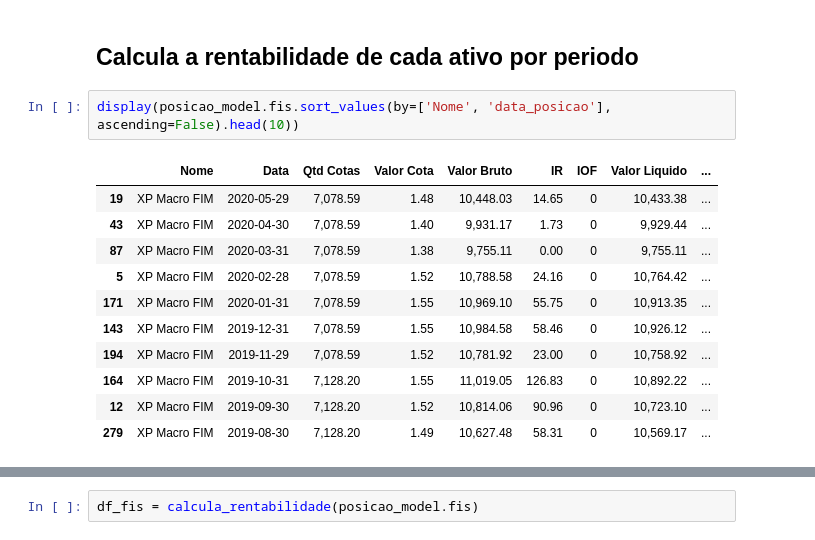
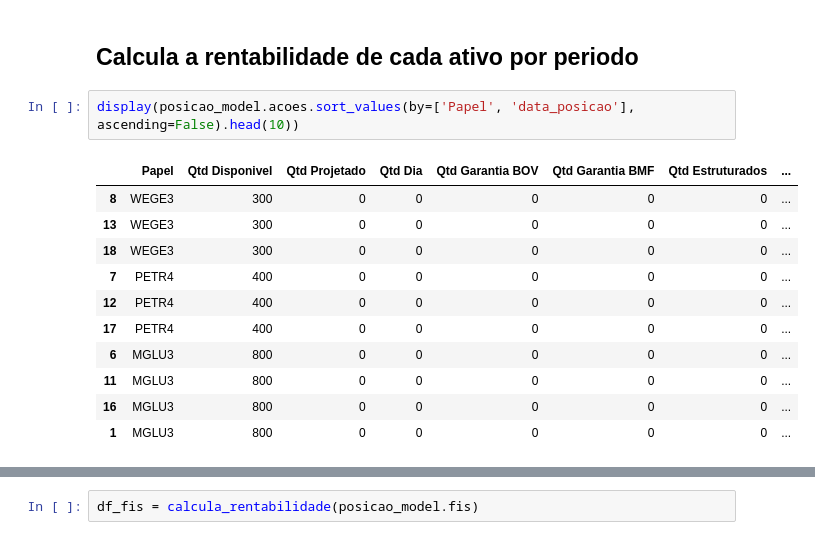
Before and after one commit to gabrielmlg/finance-app, a Jupyter notebook: app/classes/test_notebook.ipynb, the cells around one changed output, grey strips where cells are left out. Cells and saved outputs as stored; diff of their text form.

```diff
--- a/app/classes/test_notebook.ipynb
+++ b/app/classes/test_notebook.ipynb
@@ -120,19 +120,19 @@ DIVIDENDO FUNDO IMOBILIARIO:
 # %% [markdown]
 ## Calcula a rentabilidade de cada ativo por periodo
 # %%
-display(posicao_model.fis.sort_values(by=['Nome', 'data_posicao'], ascending=False).head(10))
+display(posicao_model.acoes.sort_values(by=['Papel', 'data_posicao'], ascending=False).head(10))
 # %% [output]
-|  | Nome | Data | Qtd Cotas | Valor Cota | Valor Bruto | IR | IOF | Valor Liquido | ... |
-| 19 | XP Macro FIM | 2020-05-29 | 7,078.59 | 1.48 | 10,448.03 | 14.65 | 0 | 10,433.38 | ... |
-| 43 | XP Macro FIM | 2020-04-30 | 7,078.59 | 1.40 | 9,931.17 | 1.73 | 0 | 9,929.44 | ... |
-| 87 | XP Macro FIM | 2020-03-31 | 7,078.59 | 1.38 | 9,755.11 | 0.00 | 0 | 9,755.11 | ... |
-| 5 | XP Macro FIM | 2020-02-28 | 7,078.59 | 1.52 | 10,788.58 | 24.16 | 0 | 10,764.42 | ... |
-| 171 | XP Macro FIM | 2020-01-31 | 7,078.59 | 1.55 | 10,969.10 | 55.75 | 0 | 10,913.35 | ... |
-| 143 | XP Macro FIM | 2019-12-31 | 7,078.59 | 1.55 | 10,984.58 | 58.46 | 0 | 10,926.12 | ... |
-| 194 | XP Macro FIM | 2019-11-29 | 7,078.59 | 1.52 | 10,781.92 | 23.00 | 0 | 10,758.92 | ... |
-| 164 | XP Macro FIM | 2019-10-31 | 7,128.20 | 1.55 | 11,019.05 | 126.83 | 0 | 10,892.22 | ... |
-| 12 | XP Macro FIM | 2019-09-30 | 7,128.20 | 1.52 | 10,814.06 | 90.96 | 0 | 10,723.10 | ... |
-| 279 | XP Macro FIM | 2019-08-30 | 7,128.20 | 1.49 | 10,627.48 | 58.31 | 0 | 10,569.17 | ... |
+|  | Papel | Qtd Disponivel | Qtd Projetado | Qtd Dia | Qtd Garantia BOV | Qtd Garantia BMF | Qtd Estruturados | ... |
+| 8 | WEGE3 | 300 | 0 | 0 | 0 | 0 | 0 | ... |
+| 13 | WEGE3 | 300 | 0 | 0 | 0 | 0 | 0 | ... |
+| 18 | WEGE3 | 300 | 0 | 0 | 0 | 0 | 0 | ... |
+| 7 | PETR4 | 400 | 0 | 0 | 0 | 0 | 0 | ... |
+| 12 | PETR4 | 400 | 0 | 0 | 0 | 0 | 0 | ... |
+| 17 | PETR4 | 400 | 0 | 0 | 0 | 0 | 0 | ... |
+| 6 | MGLU3 | 800 | 0 | 0 | 0 | 0 | 0 | ... |
+| 11 | MGLU3 | 800 | 0 | 0 | 0 | 0 | 0 | ... |
+| 16 | MGLU3 | 800 | 0 | 0 | 0 | 0 | 0 | ... |
+| 1 | MGLU3 | 800 | 0 | 0 | 0 | 0 | 0 | ... |
 # %%
 # Calcula a rentabilidade da posicao de fis
 def calcula_rentabilidade(df):
```
Also changed, not shown: parts of 6 cells of this notebook, 4 other files.
